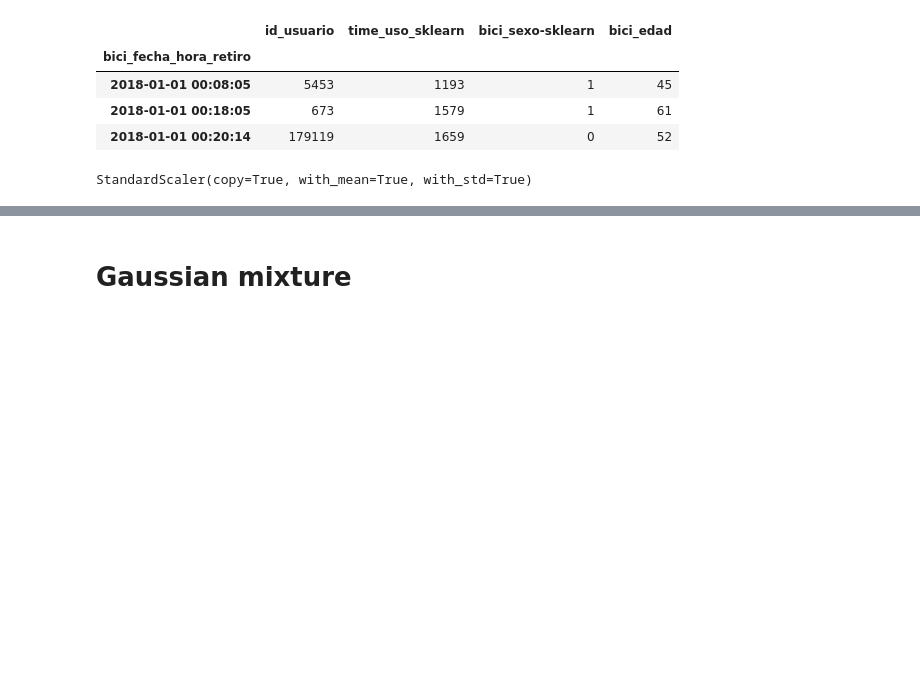
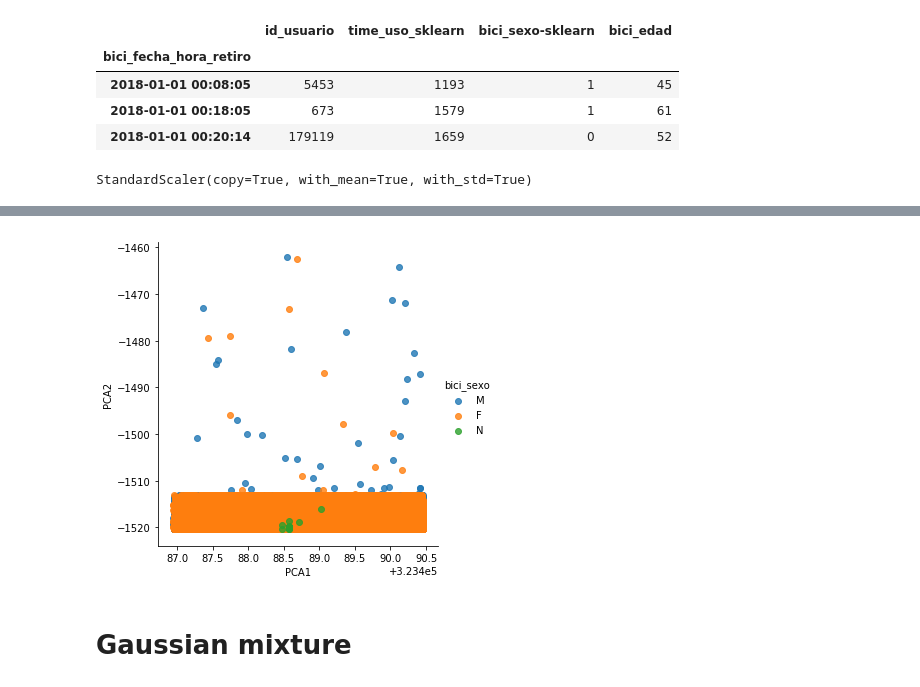
Before and after one commit to pydarg/CABA_MyT_BicicletasPublicas, a Jupyter notebook: notebooks/05.02-Clusters.ipynb, the cells around one changed output, grey strips where cells are left out. Cells and saved outputs as stored; diff of their text form; code cells hidden in the pictures; blank space fills up the shorter version.

Commit message:
Probamos velocidad de cluster con Dask

```diff
--- a/notebooks/05.02-Clusters.ipynb
+++ b/notebooks/05.02-Clusters.ipynb
@@ -97,0 +120,6 @@ sns.lmplot("PCA1", "PCA2", hue='bici_sexo', data=df[:1000], fit_reg=False);
+# %%
+with parallel_backend('dask'):
+    df['PCA1'] = bici_2D[:, 0]
+    df['PCA2'] = bici_2D[:, 1]
+    %time sns.lmplot("PCA1", "PCA2", hue='bici_sexo', data=df, fit_reg=False);
+# %% [output]
@@ -98,3 +127,4 @@ sns.lmplot("PCA1", "PCA2", hue='bici_sexo', data=df[:1000], fit_reg=False);
+[figure, added]
 # %% [markdown]
  # Gaussian mixture
 # %% [markdown]
```
Also changed, not shown: parts of 18 cells of this notebook, 2 other files.
